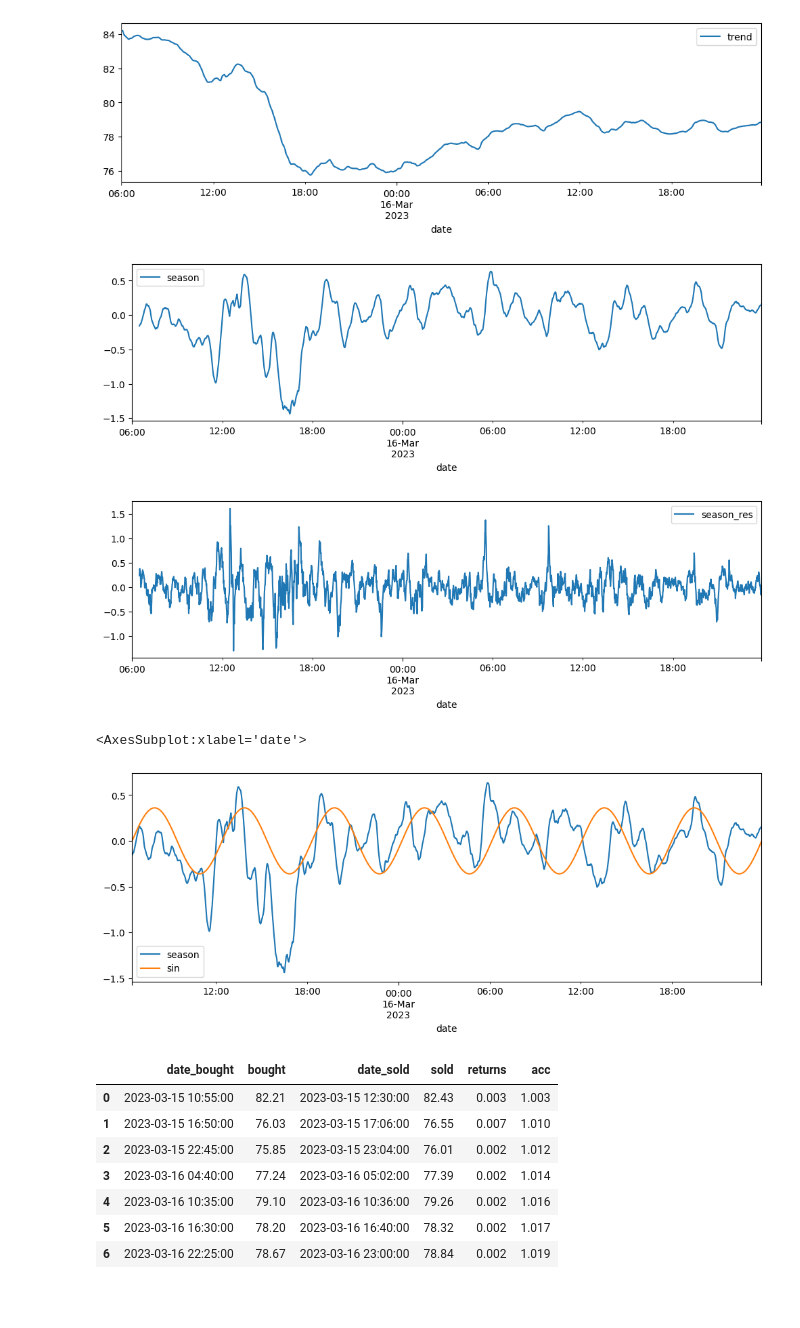
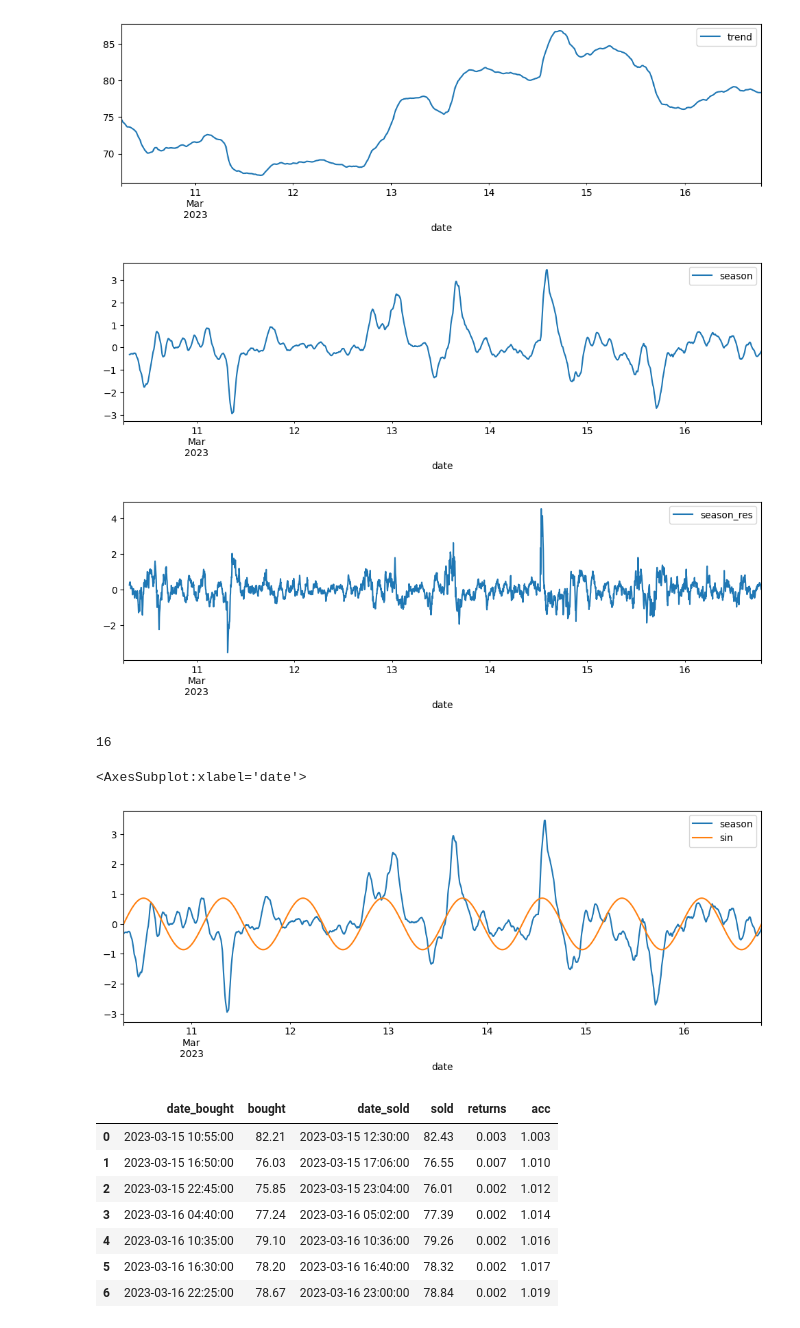
Before and after one commit to RamonHA/CrytosStudy, a Jupyter notebook: seasonality.ipynb, the cells around one changed output. Saved outputs shown, nothing was run; the diff lists cells and outputs as text; code cells hidden in the pictures; blank space fills up the shorter version.

```diff
--- a/seasonality.ipynb
+++ b/seasonality.ipynb
@@ -8,12 +8,12 @@ import plotly.express as xp
 # %%
 asset = Asset(
     "LTC",
-    start = datetime(2023,3,15),
+    start = datetime(2023,3,10),
     end = datetime.now(),
     frequency="3min",
     broker = "binance",
     fiat = "USDT",
-    source="ext_api"
+    source="db"
 )
 # %%
 asset.df
@@ -42,9 +42,9 @@ for i in [ "trend", "season", "season_res" ]:
     asset.df[[i]].plot(figsize = (12,3))
     plt.show()
 # %% [output]
-[figure, old version]
+[figure, new version]
-[figure, old version]
+[figure, new version]
-[figure, old version]
+[figure, new version]
 # %%
 seasonal = asset.df[["season"]].dropna()
 # %%
@@ -69,15 +69,19 @@ for i in range(4, 100, 2):
 
 reg = pd.DataFrame(reg, columns = ["freq", "error"])
 xp.scatter( reg, x = "freq", y = "error" )
+# %%
+reg[ reg[ "error" ] == reg["error"].min() ]["freq"].iloc[0]
+# %% [output]
+16
 # %%
-i = 14
+i = reg[ reg[ "error" ] == reg["error"].min() ]["freq"].iloc[0]
 y = np.sin(np.pi*i*t)*r
 
 seasonal["sin"] = y
 seasonal.plot(figsize = (12,4))
 # %% [output]
 <AxesSubplot:xlabel='date'>
-[figure, old version]
+[figure, new version]
 # %%
 zeros = np.zeros(len(asset.df) - len(y))
 asset.df[ "sin" ] = zeros.tolist() + y.tolist()
```
Also changed, not shown: parts of 2 cells of this notebook, 2 other files.
